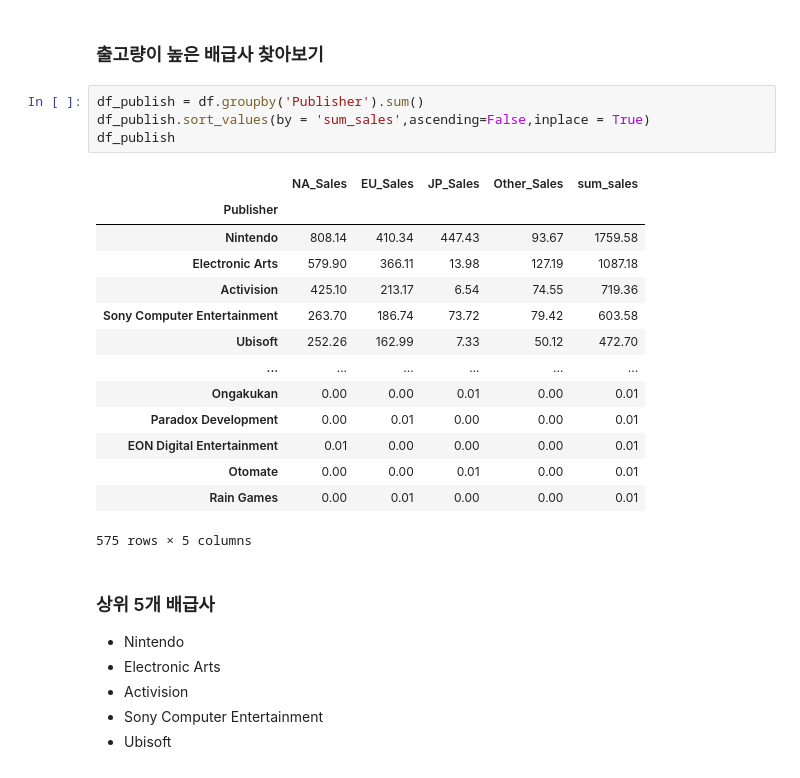
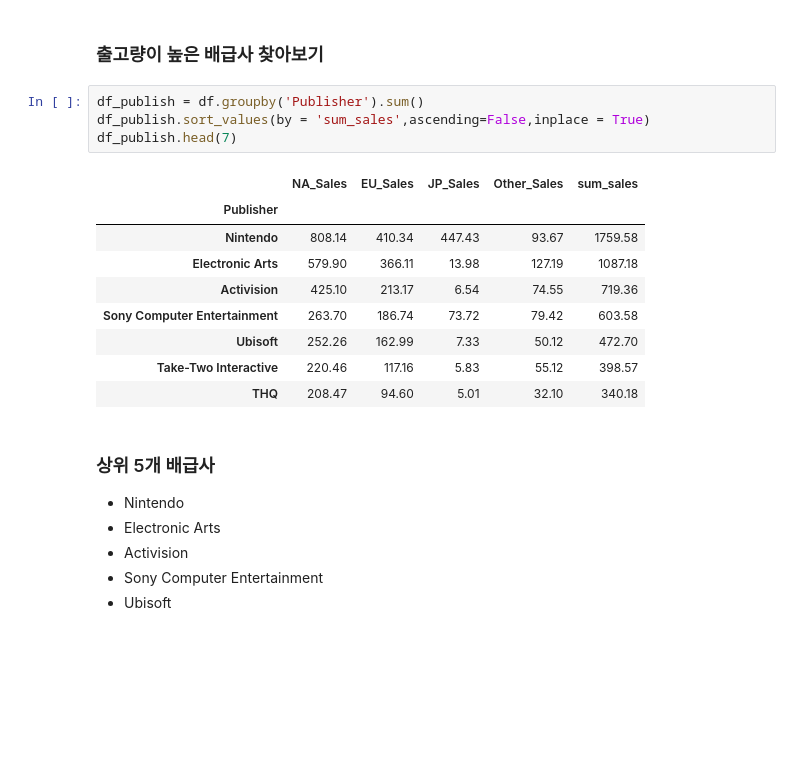
Before and after one commit to youngwoo3283/codestates_section1_project, a Jupyter notebook: section1_project.ipynb, the cells around one changed output. Drawn from its saved outputs; the diff is of its cells as text; blank space fills up the shorter version.

```diff
--- a/section1_project.ipynb
+++ b/section1_project.ipynb
@@ -511,22 +521,17 @@ df.sort_values(by = 'sum_sales', ascending = False).head(10)
 # %%
 df_publish = df.groupby('Publisher').sum()
 df_publish.sort_values(by = 'sum_sales',ascending=False,inplace = True)
-df_publish
+df_publish.head(7)
 # %% [output]
 |  | NA_Sales | EU_Sales | JP_Sales | Other_Sales | sum_sales |
 | Publisher |  |  |  |  |  |
 | Nintendo | 808.14 | 410.34 | 447.43 | 93.67 | 1759.58 |
 | Electronic Arts | 579.90 | 366.11 | 13.98 | 127.19 | 1087.18 |
 | Activision | 425.10 | 213.17 | 6.54 | 74.55 | 719.36 |
 | Sony Computer Entertainment | 263.70 | 186.74 | 73.72 | 79.42 | 603.58 |
 | Ubisoft | 252.26 | 162.99 | 7.33 | 50.12 | 472.70 |
-| ... | ... | ... | ... | ... | ... |
-| Ongakukan | 0.00 | 0.00 | 0.01 | 0.00 | 0.01 |
-| Paradox Development | 0.00 | 0.01 | 0.00 | 0.00 | 0.01 |
-| EON Digital Entertainment | 0.01 | 0.00 | 0.00 | 0.00 | 0.01 |
-| Otomate | 0.00 | 0.00 | 0.01 | 0.00 | 0.01 |
-| Rain Games | 0.00 | 0.01 | 0.00 | 0.00 | 0.01 |
+| Take-Two Interactive | 220.46 | 117.16 | 5.83 | 55.12 | 398.57 |
+| THQ | 208.47 | 94.60 | 5.01 | 32.10 | 340.18 |
-575 rows × 5 columns
 # %% [markdown]
 ### 상위 5개 배급사
 - Nintendo
```
Also changed, not shown: parts of 3 cells of this notebook.
